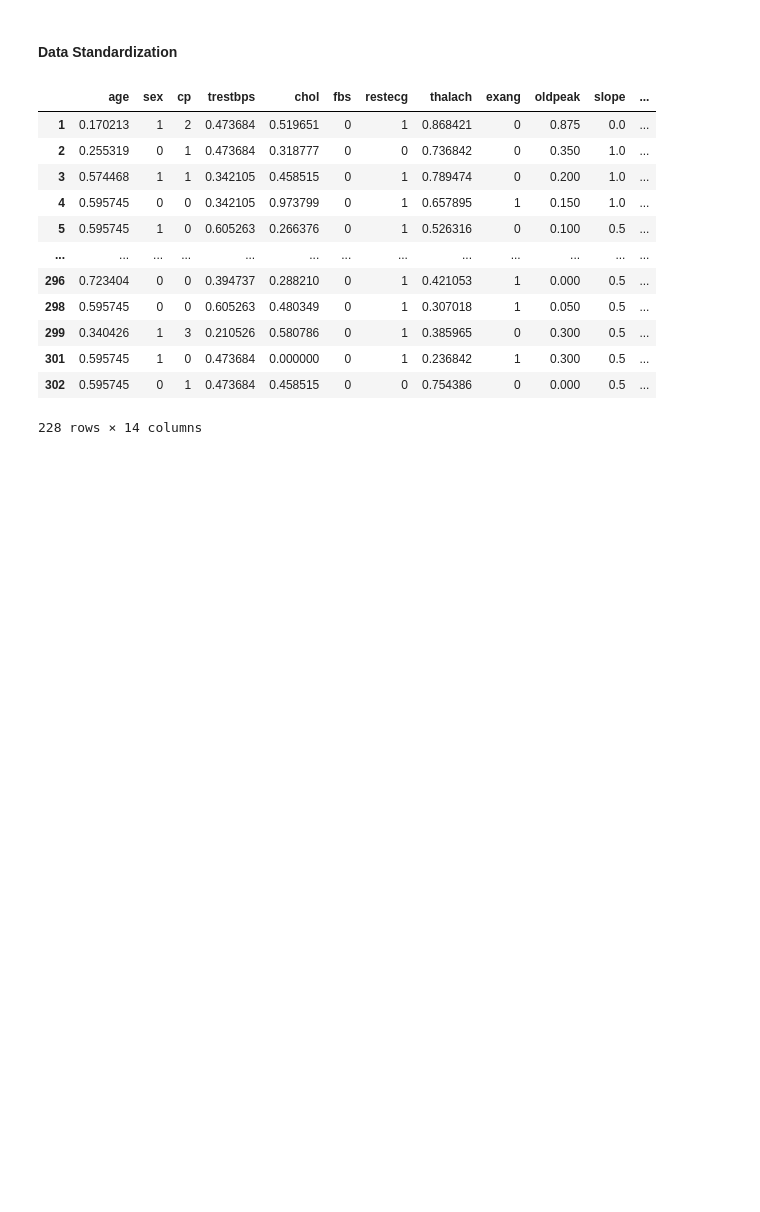
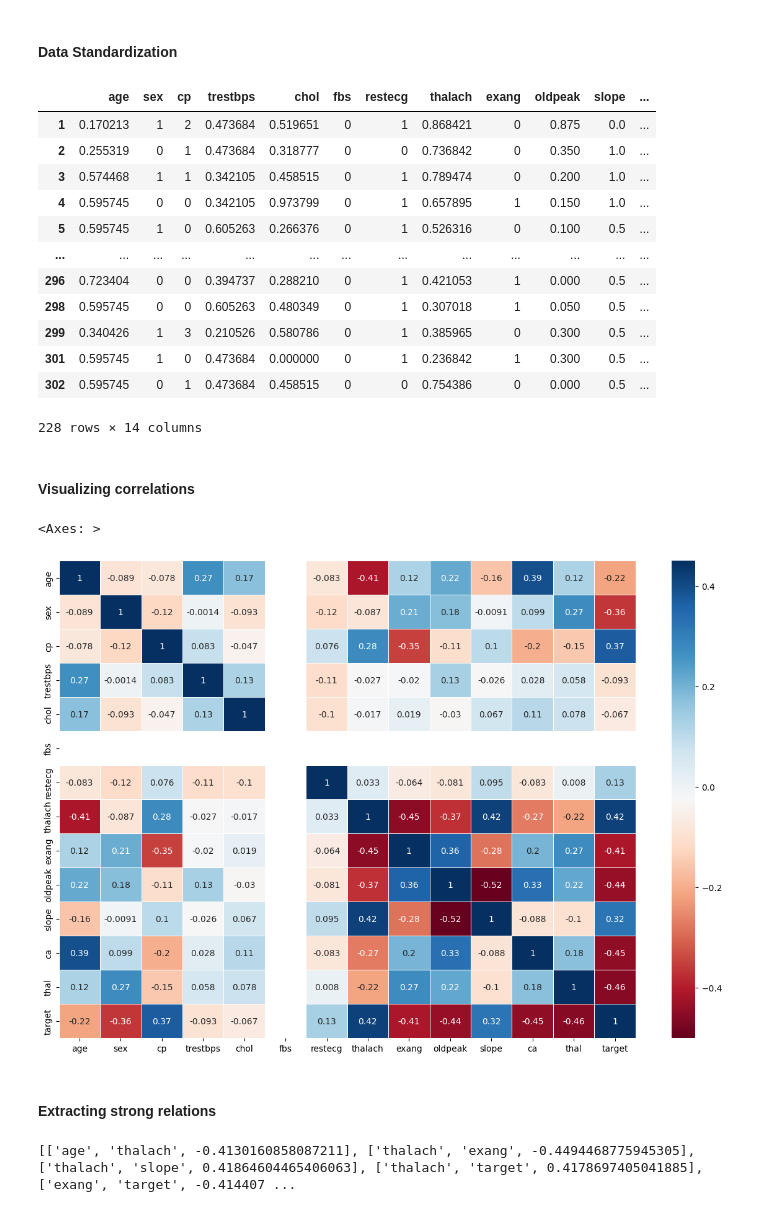
Before and after one commit to HanyaAdel/Heart-Disease-Detection, a Jupyter notebook: Preprocessing.ipynb, the cells around one changed output. Drawn from its saved outputs; the diff is of its cells as text; code cells hidden in the pictures; blank space fills up the shorter version.

Commit message:
Add correlations, visualize strong relations

```diff
--- a/Preprocessing.ipynb
+++ b/Preprocessing.ipynb
@@ -132,3 +132,27 @@ df
 | 301 | 0.595745 | 1 | 0 | 0.473684 | 0.000000 | 0 | 1 | 0.236842 | 1 | 0.300 | 0.5 | ... |
 | 302 | 0.595745 | 0 | 1 | 0.473684 | 0.458515 | 0 | 0 | 0.754386 | 0 | 0.000 | 0.5 | ... |
 228 rows × 14 columns
+# %% [markdown]
+#### Visualizing correlations
+# %%
+import numpy as np
+corr_matrix = df.corr(numeric_only=True)
+plt.subplots(figsize=(15,10))
+sns.heatmap(corr_matrix, annot=True, cmap='RdBu', linewidths=0.5, vmin = -0.5, vmax = 0.45)
+# %% [output]
+<Axes: >
+[figure, added]
+# %% [markdown]
+#### Extracting strong relations
+# %%
+lower_triangle = corr_matrix.where(np.tril(np.ones(corr_matrix.shape), k=-1).astype(bool))
+strong_thresh = 0.4
+strong_relations = []
+for row in lower_triangle.index:
+    for col in lower_triangle.columns:
+        corr = lower_triangle[row][col]
+        if corr >= strong_thresh or corr <= -strong_thresh:
+            strong_relations.append([row,col,corr])
+print(strong_relations)
+# %% [output]
+[['age', 'thalach', -0.4130160858087211], ['thalach', 'exang', -0.4494468775945305], ['thalach', 'slope', 0.41864604465406063], ['thalach', 'target', 0.4178697405041885], ['exang', 'target', -0.414407 ...
```
Also changed, not shown: parts of 4 cells of this notebook.
